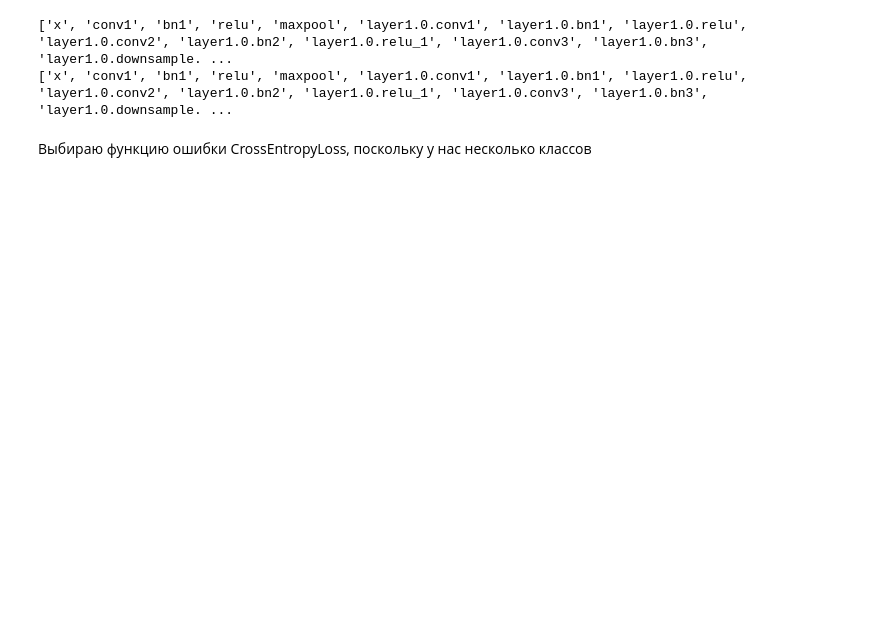
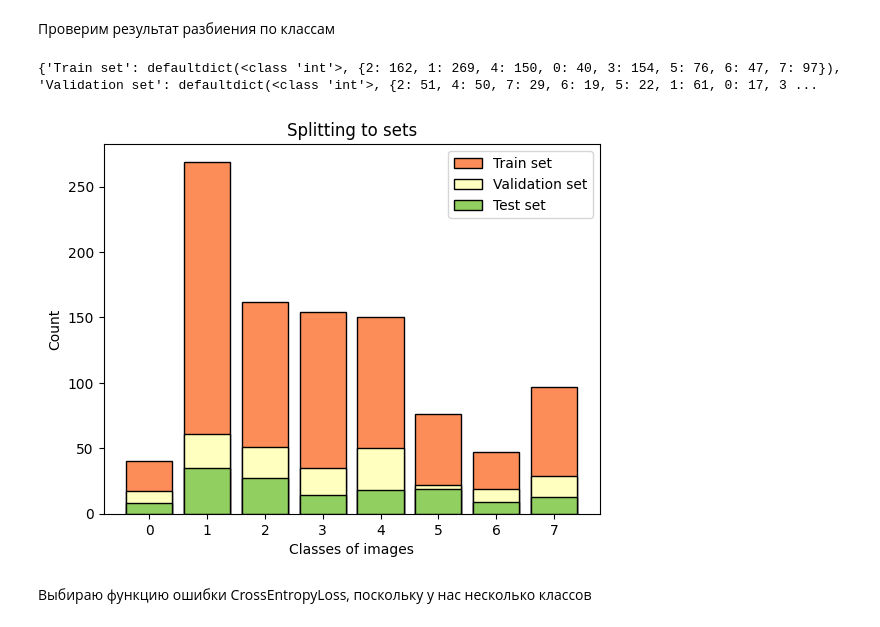
Before and after one commit to ubogoeva/BostonGeneCV, a Jupyter notebook: artist_class_augm.ipynb, the cells around one changed output. Drawn from its saved outputs; the diff is of its cells as text; code cells hidden in the pictures; blank space fills up the shorter version.

```diff
--- a/artist_class_augm.ipynb
+++ b/artist_class_augm.ipynb
@@ -45,3 +49,3 @@ train_transform = transforms.Compose([
 # %%
-image_dataset = torchvision.datasets.ImageFolder('images')
+image_dataset = torchvision.datasets.ImageFolder('images', transform=val_transform)
 # %% [markdown]
@@ -95,3 +87,51 @@ test_dataloader = torch.utils.data.DataLoader(test_dataset, batch_size=32, shuff
+# %% [markdown]
+Проверим результат разбиения по классам
+# %%
+def count_classes(dataloader):
+    labels_count = defaultdict(int)
+    for i, data in enumerate(dataloader, 0):
+        inputs, labels = data
+        for label in labels:
+            labels_count[label.item()] += 1
+    return(labels_count)
+# data = count_classes(train_dataloader)
+# print(count_classes(train_dataloader))
+# labels_count = defaultdict(int)
+# for i, data in enumerate(test_dataloader, 0):
+#     inputs, labels = data
+#     for label in labels:
+#         labels_count[label.item()] += 1
+
+
+# val_count = defaultdict(int)
+
+# for i, data in enumerate(val_dataloader, 0):
+#     inputs, labels = data
+#     for label in labels:
+#         val_count[label.item()] += 1
+# print(val_count)
+#     return(labels_count)
+data = {'Train set': count_classes(train_dataloader),
+        'Validation set': count_classes(val_dataloader),
+        'Test set': count_classes(test_dataloader)}
+print(data)
+# %% [output]
+{'Train set': defaultdict(<class 'int'>, {2: 162, 1: 269, 4: 150, 0: 40, 3: 154, 5: 76, 6: 47, 7: 97}), 'Validation set': defaultdict(<class 'int'>, {2: 51, 4: 50, 7: 29, 6: 19, 5: 22, 1: 61, 0: 17, 3 ...
+# %%
+colors = ['#fc8d59', '#ffffbf', '#91cf60']
+
+for i, group in enumerate(data.keys()):
+    keys = list(data[group].keys())
+    values = list(data[group].values())
+    plt.bar(keys, values, edgecolor='black', color=colors[i], label=group)
+
+plt.xlabel('Classes of images')
+plt.ylabel('Count')
+plt.title('Splitting to sets')
+plt.legend()
+plt.show()
+# %% [output]
+[figure, added]
 # %%
 model = torchvision.models.resnet18(weights=True)
 #model = torchvision.models.resnet50(weights=True)
@@ -102,13 +142,3 @@ model.fc = nn.Linear(512, len(image_dataset.classes))
  #   nn.Linear(512, len(image_dataset.classes)),
   #  nn.Softmax())
 #model.fc.register_forward_hook(lambda m, inp, out: F.dropout(out, p=0.2, training=m.training))
-# %%
-from torchvision.models.feature_extraction import get_graph_node_names
-from torchvision.models import resnet50
-
-train_nodes, eval_nodes = get_graph_node_names(resnet50())
-print(train_nodes)
-print(eval_nodes)
-# %% [output]
-['x', 'conv1', 'bn1', 'relu', 'maxpool', 'layer1.0.conv1', 'layer1.0.bn1', 'layer1.0.relu', 'layer1.0.conv2', 'layer1.0.bn2', 'layer1.0.relu_1', 'layer1.0.conv3', 'layer1.0.bn3', 'layer1.0.downsample. ...
-['x', 'conv1', 'bn1', 'relu', 'maxpool', 'layer1.0.conv1', 'layer1.0.bn1', 'layer1.0.relu', 'layer1.0.conv2', 'layer1.0.bn2', 'layer1.0.relu_1', 'layer1.0.conv3', 'layer1.0.bn3', 'layer1.0.downsample. ...
```
Also changed, not shown: parts of 29 cells of this notebook.
